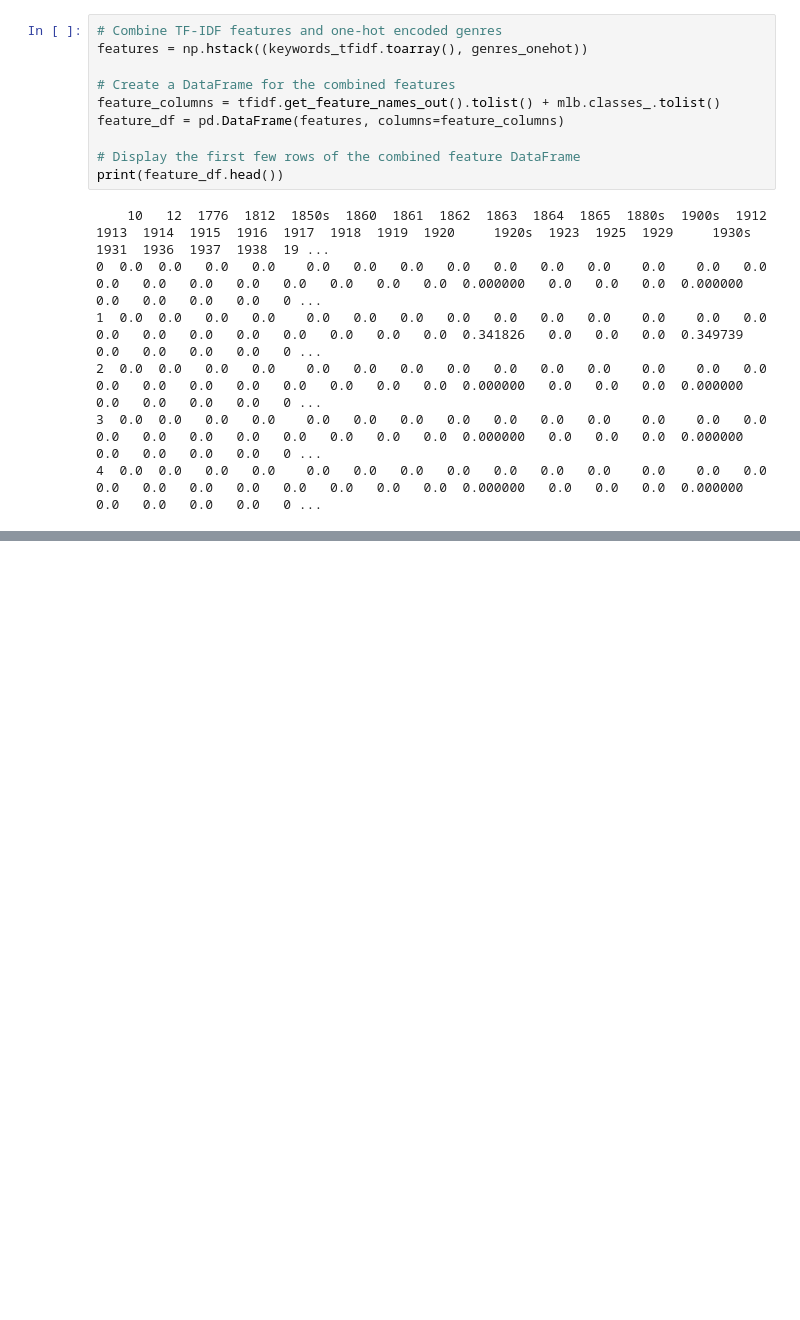
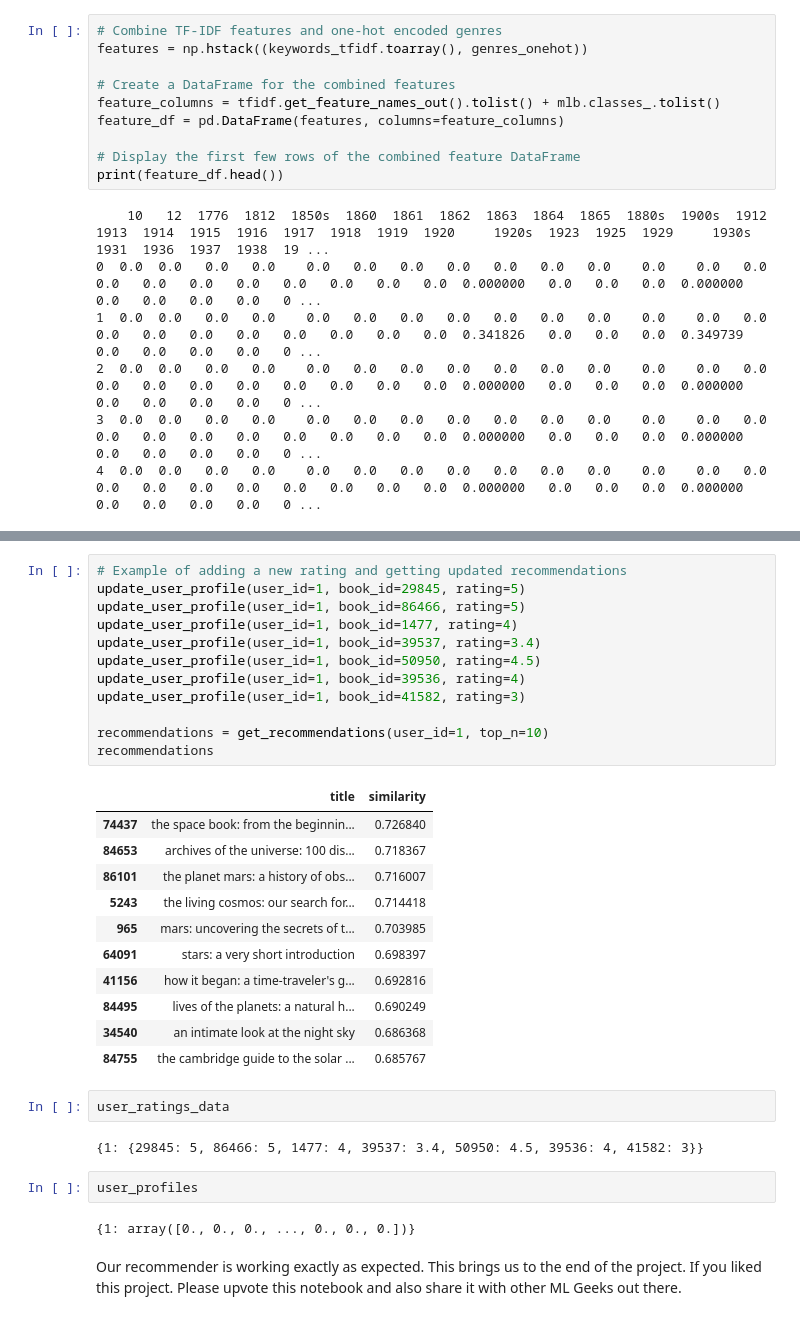
Before and after one commit to M-Awwab-Khan/personalized-book-recommender, a Jupyter notebook: personlized-book-recommender.ipynb, the cells around one changed output, grey strips where cells are left out. Cells and saved outputs as stored; diff of their text form; blank space fills up the shorter version.

```diff
--- a/personlized-book-recommender.ipynb
+++ b/personlized-book-recommender.ipynb
@@ -415,0 +474,34 @@ See the caveats in the documentation: https://pandas.pydata.org/pandas-docs/stab
+# %%
+# Example of adding a new rating and getting updated recommendations
+update_user_profile(user_id=1, book_id=29845, rating=5)
+update_user_profile(user_id=1, book_id=86466, rating=5)
+update_user_profile(user_id=1, book_id=1477, rating=4)
+update_user_profile(user_id=1, book_id=39537, rating=3.4)
+update_user_profile(user_id=1, book_id=50950, rating=4.5)
+update_user_profile(user_id=1, book_id=39536, rating=4)
+update_user_profile(user_id=1, book_id=41582, rating=3)
+
+recommendations = get_recommendations(user_id=1, top_n=10)
+recommendations
+# %% [output]
+|  | title | similarity |
+| 74437 | the space book: from the beginnin... | 0.726840 |
+| 84653 | archives of the universe: 100 dis... | 0.718367 |
+| 86101 | the planet mars: a history of obs... | 0.716007 |
+| 5243 | the living cosmos: our search for... | 0.714418 |
+| 965 | mars: uncovering the secrets of t... | 0.703985 |
+| 64091 | stars: a very short introduction | 0.698397 |
+| 41156 | how it began: a time-traveler's g... | 0.692816 |
+| 84495 | lives of the planets: a natural h... | 0.690249 |
+| 34540 | an intimate look at the night sky | 0.686368 |
+| 84755 | the cambridge guide to the solar ... | 0.685767 |
+# %%
+user_ratings_data
+# %% [output]
+{1: {29845: 5, 86466: 5, 1477: 4, 39537: 3.4, 50950: 4.5, 39536: 4, 41582: 3}}
+# %%
+user_profiles
+# %% [output]
+{1: array([0., 0., 0., ..., 0., 0., 0.])}
+# %% [markdown]
+Our recommender is working exactly as expected. This brings us to the end of the project. If you liked this project. Please upvote this notebook and also share it with other ML Geeks out there.
```
Also changed, not shown: parts of 11 cells of this notebook.
